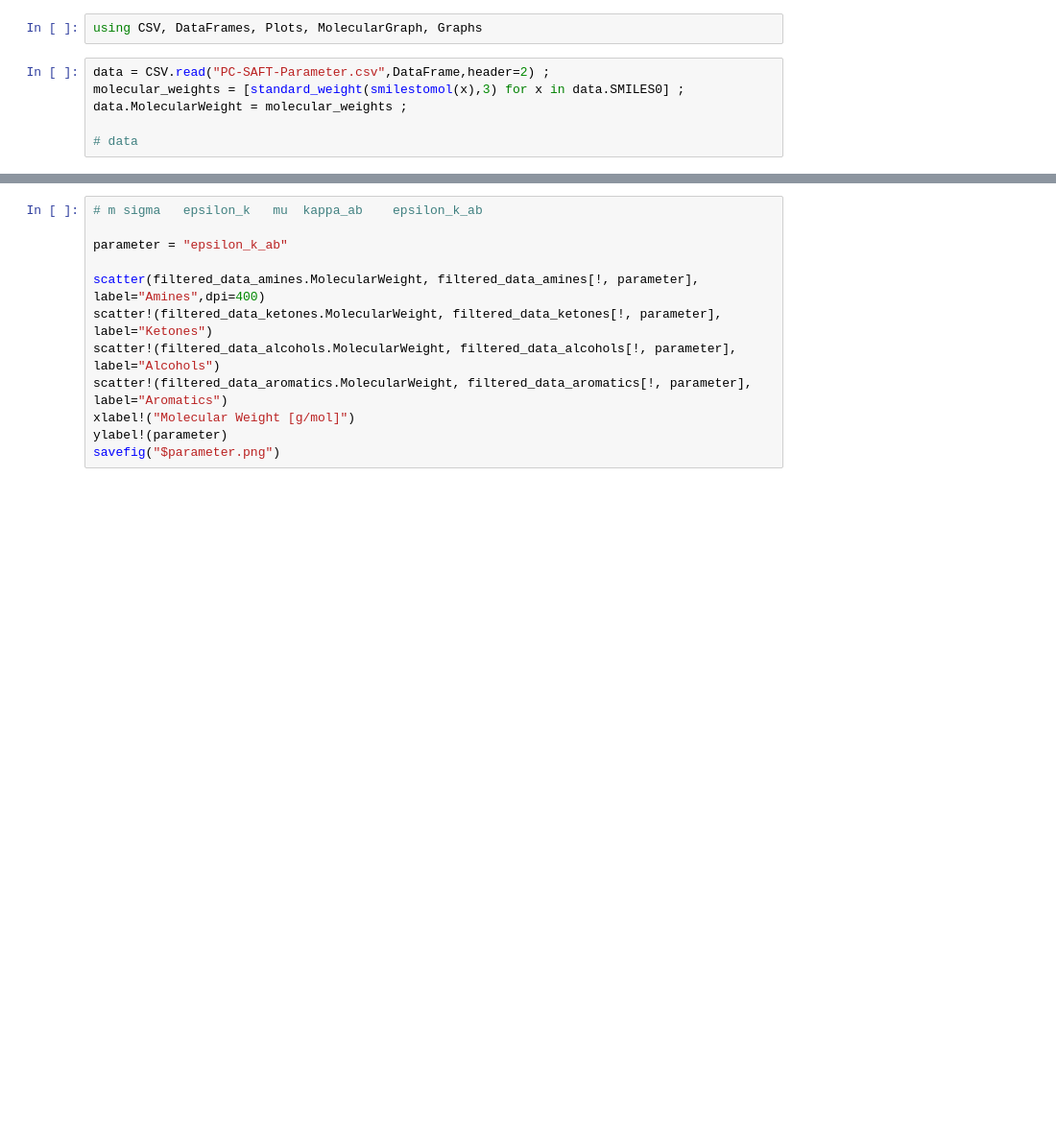
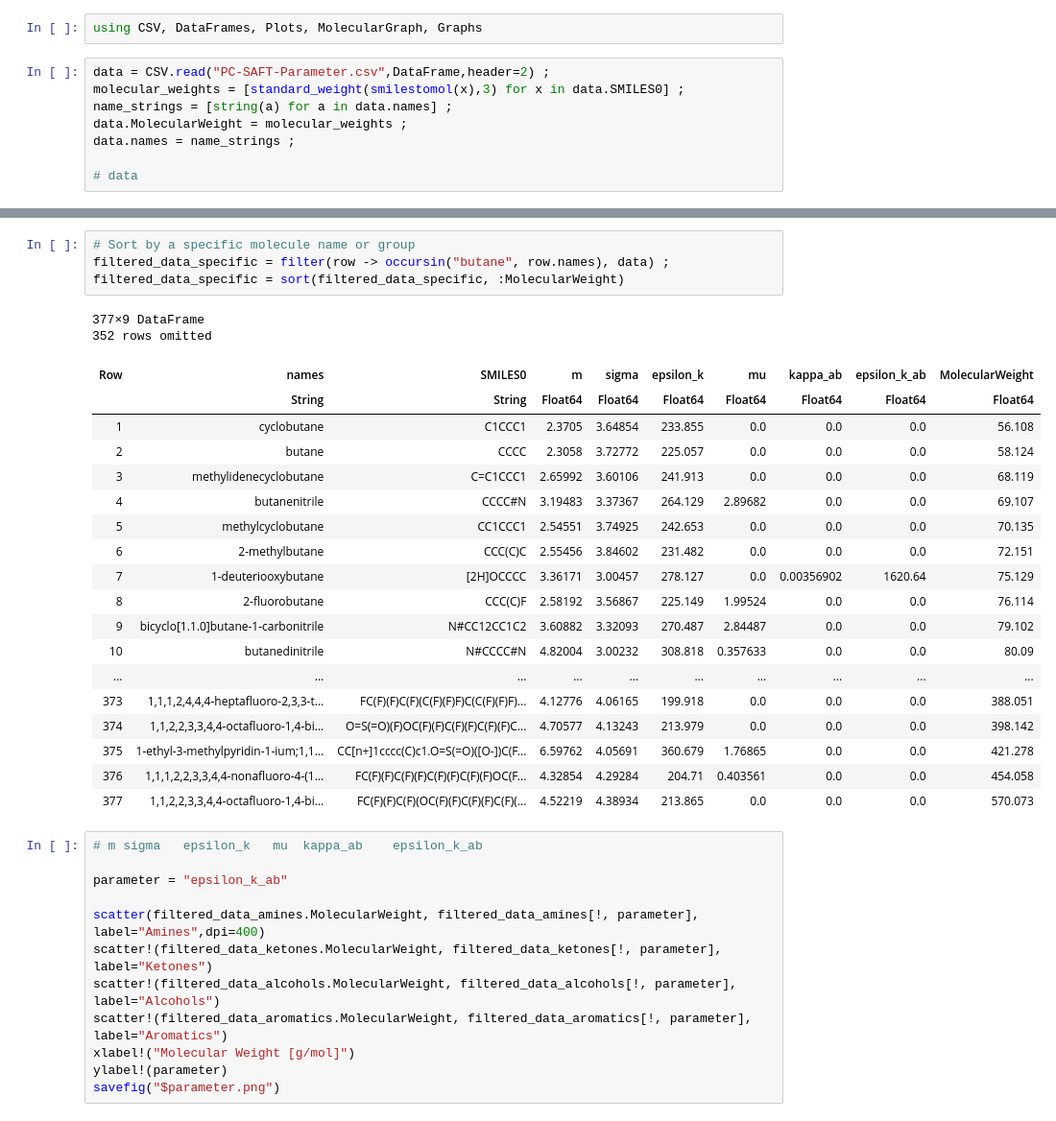
Before and after one commit to lucpaoli/SAFT_ML, a Jupyter notebook: WinterParameters/winter_parameter_analysis.ipynb, the cells around one changed output, grey strips where cells are left out. Shown at 96% size. Cells and saved outputs as stored; diff of their text form; blank space fills up the shorter version.

```diff
--- a/WinterParameters/winter_parameter_analysis.ipynb
+++ b/WinterParameters/winter_parameter_analysis.ipynb
@@ -7,7 +7,9 @@ using CSV, DataFrames, Plots, MolecularGraph, Graphs
 # %%
 data = CSV.read("PC-SAFT-Parameter.csv",DataFrame,header=2) ;
 molecular_weights = [standard_weight(smilestomol(x),3) for x in data.SMILES0] ;
+name_strings = [string(a) for a in data.names] ;
 data.MolecularWeight = molecular_weights ;
+data.names = name_strings ;
 
 # data
 # %%
@@ -18,3 +42,28 @@ filtered_data_aromatics = filter(row -> occursin("c1ccccc1", row.SMILES0), data)
+# %%
+# Sort by a specific molecule name or group
+filtered_data_specific = filter(row -> occursin("butane", row.names), data) ;
+filtered_data_specific = sort(filtered_data_specific, :MolecularWeight)
+# %% [output]
+377×9 DataFrame
+352 rows omitted
+| Row | names | SMILES0 | m | sigma | epsilon_k | mu | kappa_ab | epsilon_k_ab | MolecularWeight |
+|  | String | String | Float64 | Float64 | Float64 | Float64 | Float64 | Float64 | Float64 |
+| 1 | cyclobutane | C1CCC1 | 2.3705 | 3.64854 | 233.855 | 0.0 | 0.0 | 0.0 | 56.108 |
+| 2 | butane | CCCC | 2.3058 | 3.72772 | 225.057 | 0.0 | 0.0 | 0.0 | 58.124 |
+| 3 | methylidenecyclobutane | C=C1CCC1 | 2.65992 | 3.60106 | 241.913 | 0.0 | 0.0 | 0.0 | 68.119 |
+| 4 | butanenitrile | CCCC#N | 3.19483 | 3.37367 | 264.129 | 2.89682 | 0.0 | 0.0 | 69.107 |
+| 5 | methylcyclobutane | CC1CCC1 | 2.54551 | 3.74925 | 242.653 | 0.0 | 0.0 | 0.0 | 70.135 |
+| 6 | 2-methylbutane | CCC(C)C | 2.55456 | 3.84602 | 231.482 | 0.0 | 0.0 | 0.0 | 72.151 |
+| 7 | 1-deuteriooxybutane | [2H]OCCCC | 3.36171 | 3.00457 | 278.127 | 0.0 | 0.00356902 | 1620.64 | 75.129 |
+| 8 | 2-fluorobutane | CCC(C)F | 2.58192 | 3.56867 | 225.149 | 1.99524 | 0.0 | 0.0 | 76.114 |
+| 9 | bicyclo[1.1.0]butane-1-carbonitrile | N#CC12CC1C2 | 3.60882 | 3.32093 | 270.487 | 2.84487 | 0.0 | 0.0 | 79.102 |
+| 10 | butanedinitrile | N#CCCC#N | 4.82004 | 3.00232 | 308.818 | 0.357633 | 0.0 | 0.0 | 80.09 |
+| ... | ... | ... | ... | ... | ... | ... | ... | ... | ... |
+| 373 | 1,1,1,2,4,4,4-heptafluoro-2,3,3-t... | FC(F)(F)C(F)(C(F)(F)F)C(C(F)(F)F)... | 4.12776 | 4.06165 | 199.918 | 0.0 | 0.0 | 0.0 | 388.051 |
+| 374 | 1,1,2,2,3,3,4,4-octafluoro-1,4-bi... | O=S(=O)(F)OC(F)(F)C(F)(F)C(F)(F)C... | 4.70577 | 4.13243 | 213.979 | 0.0 | 0.0 | 0.0 | 398.142 |
+| 375 | 1-ethyl-3-methylpyridin-1-ium;1,1... | CC[n+]1cccc(C)c1.O=S(=O)([O-])C(F... | 6.59762 | 4.05691 | 360.679 | 1.76865 | 0.0 | 0.0 | 421.278 |
+| 376 | 1,1,1,2,2,3,3,4,4-nonafluoro-4-(1... | FC(F)(F)C(F)(F)C(F)(F)C(F)(F)OC(F... | 4.32854 | 4.29284 | 204.71 | 0.403561 | 0.0 | 0.0 | 454.058 |
+| 377 | 1,1,2,2,3,3,4,4-octafluoro-1,4-bi... | FC(F)(F)C(F)(OC(F)(F)C(F)(F)C(F)(... | 4.52219 | 4.38934 | 213.865 | 0.0 | 0.0 | 0.0 | 570.073 |
 # %%
 # m	sigma	epsilon_k	mu	kappa_ab	epsilon_k_ab
 
```
Also changed, not shown: parts of 2 cells of this notebook.
